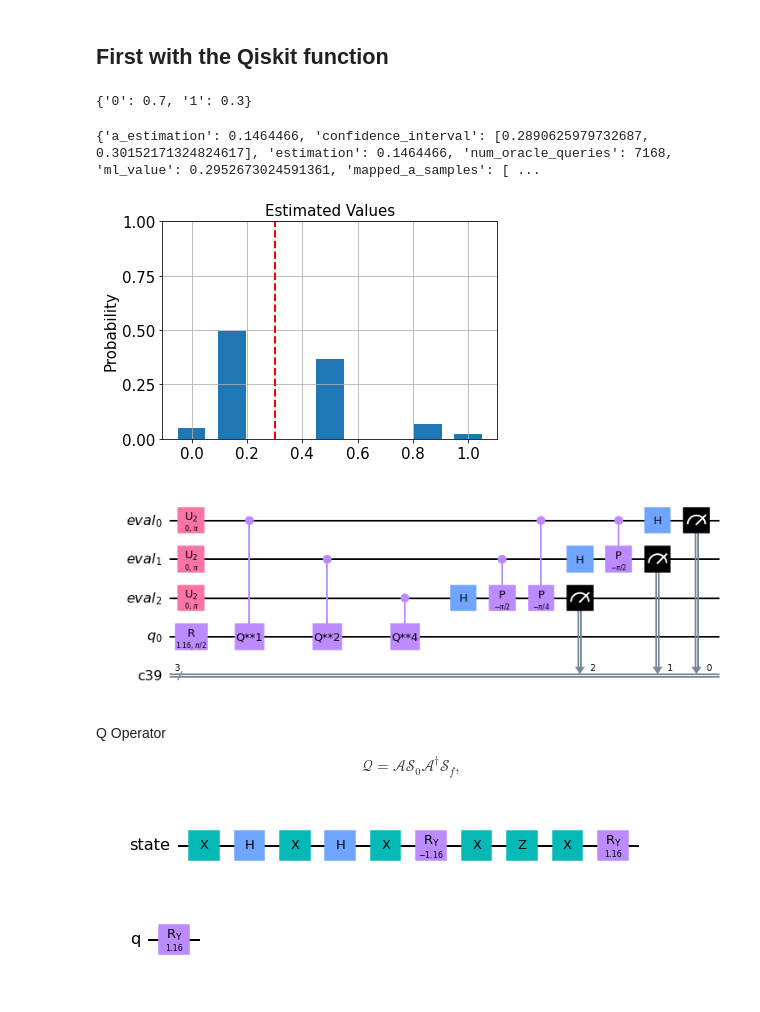
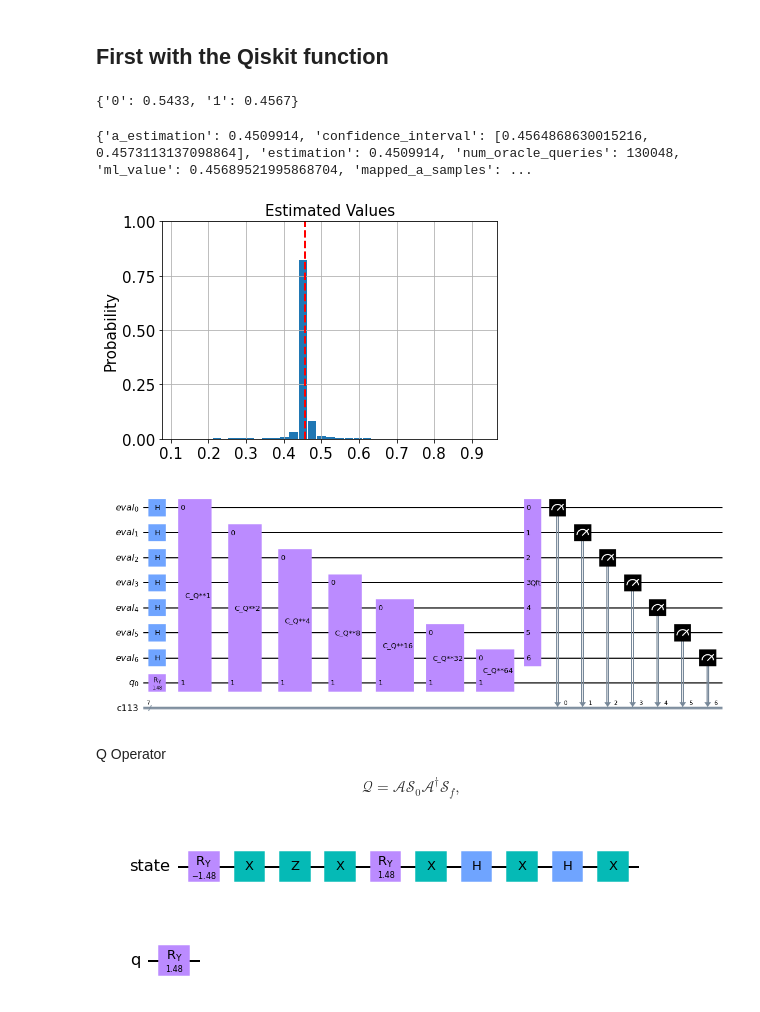
Before and after one commit to sergiogh/upc_credit_risk, a Jupyter notebook: Amplitude Estimation v2.ipynb, the cells around one changed output. Saved outputs shown, nothing was run; the diff lists cells and outputs as text; code cells hidden in the pictures.

```diff
--- a/Amplitude Estimation v2.ipynb
+++ b/Amplitude Estimation v2.ipynb
@@ -9,9 +9,9 @@ import math
 import numpy as np
 import matplotlib.pyplot as plt
 # %%
-evaluation_qubits = 3
+evaluation_qubits = 7
 
-probability = 0.3
+probability = 0.4567
 theta = 2 * np.arcsin(np.sqrt(probability))
 
 evaluation_registry = QuantumRegister(evaluation_qubits, 'evaluation')
@@ -26,17 +26,17 @@ job = execute(a_factory, backend, shots=1024)
 counts = job.result().get_counts()
 print(counts)
 # %% [output]
-{'0': 0.7, '1': 0.3}
+{'0': 0.5433, '1': 0.4567}
 # %%
 ae = AmplitudeEstimation(evaluation_qubits, a_factory)
-result = ae.run(quantum_instance=Aer.get_backend('qasm_simulator'))
+ae_result = ae.run(quantum_instance=Aer.get_backend('qasm_simulator'))
-# %%
-result
-# %% [output]
-{'a_estimation': 0.1464466, 'confidence_interval': [0.2890625979732687, 0.30152171324824617], 'estimation': 0.1464466, 'num_oracle_queries': 7168, 'ml_value': 0.2952673024591361, 'mapped_a_samples': [ ...
+# %%
+ae_result
+# %% [output]
+{'a_estimation': 0.4509914, 'confidence_interval': [0.4564868630015216, 0.4573113137098864], 'estimation': 0.4509914, 'num_oracle_queries': 130048, 'ml_value': 0.45689521995868704, 'mapped_a_samples': ...
 # %%
 # plot estimated values
-plt.bar(result['mapped_a_samples'], result['probabilities'], width=0.5/len(result['probabilities']))
+plt.bar(ae_result['mapped_a_samples'], ae_result['probabilities'], width=0.5/len(ae_result['probabilities']))
 plt.plot([probability, probability], [0,1], 'r--', linewidth=2)
 plt.xticks(size=15)
 plt.yticks([0, 0.25, 0.5, 0.75, 1], size=15)
@@ -46,19 +46,20 @@ plt.ylim((0,1))
 plt.grid()
 plt.show()
 # %% [output]
-[figure, old version]
+[figure, new version]
 # %%
-ae._circuit.decompose().draw('mpl')
+ae._circuit.draw('mpl')
 # %% [output]
-[figure, old version]
+[figure, new version]
 # %% [markdown]
 Q Operator
 
 $$ \mathcal{Q} = \mathcal{A} \mathcal{S}_0 \mathcal{A}^\dagger \mathcal{S}_f, $$
-# %%
-ae.grover_operator.draw('mpl')
-# %% [output]
-[figure, removed]
+# %%
+test_gate = ae.grover_operator.inverse().to_gate().control(1)
+ae.grover_operator.inverse().draw('mpl')
+# %% [output]
+[figure, added]
 # %%
 ae.state_preparation.draw('mpl')
 # %% [output]
```
Also changed, not shown: parts of 15 cells of this notebook, 1 other file.
